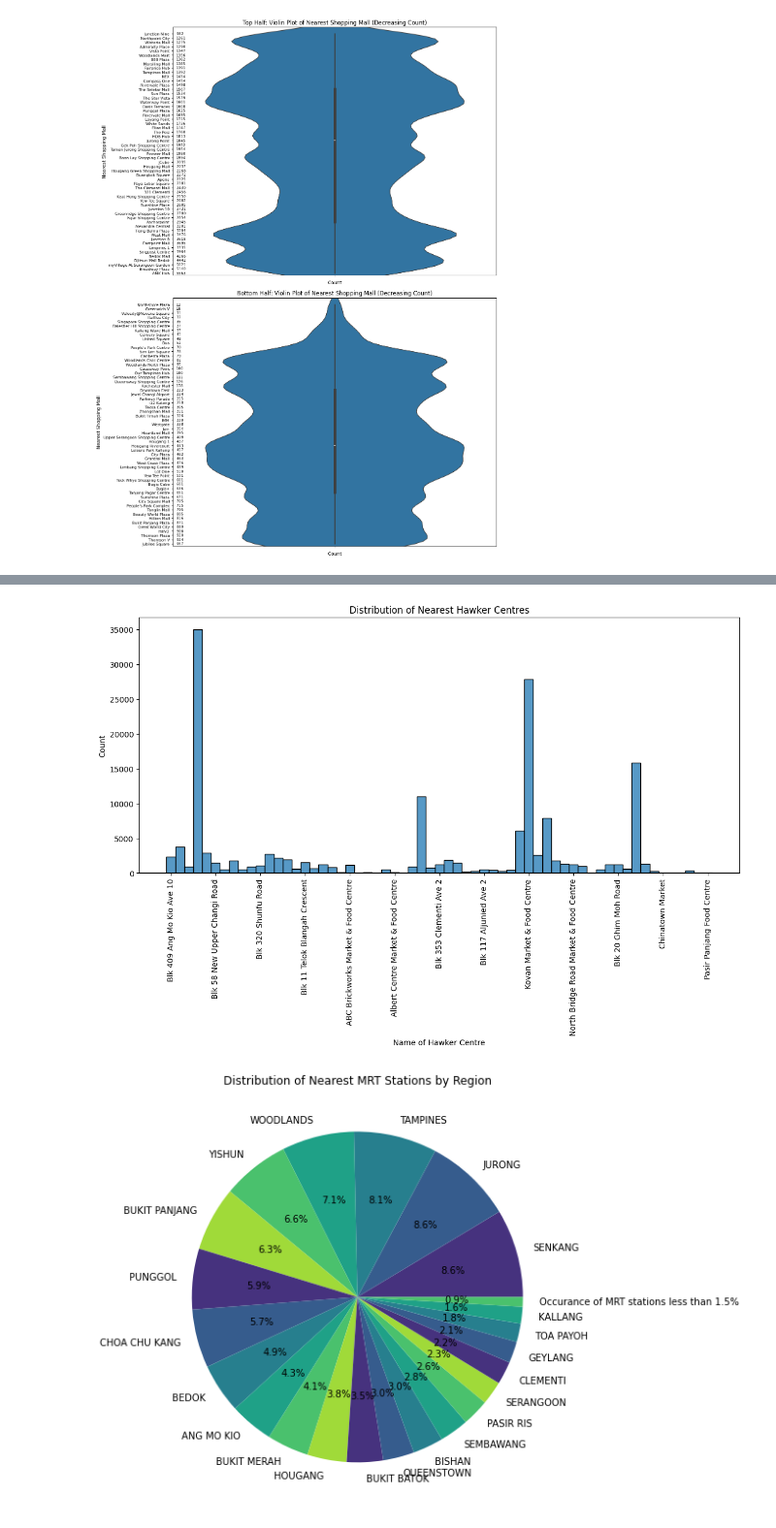
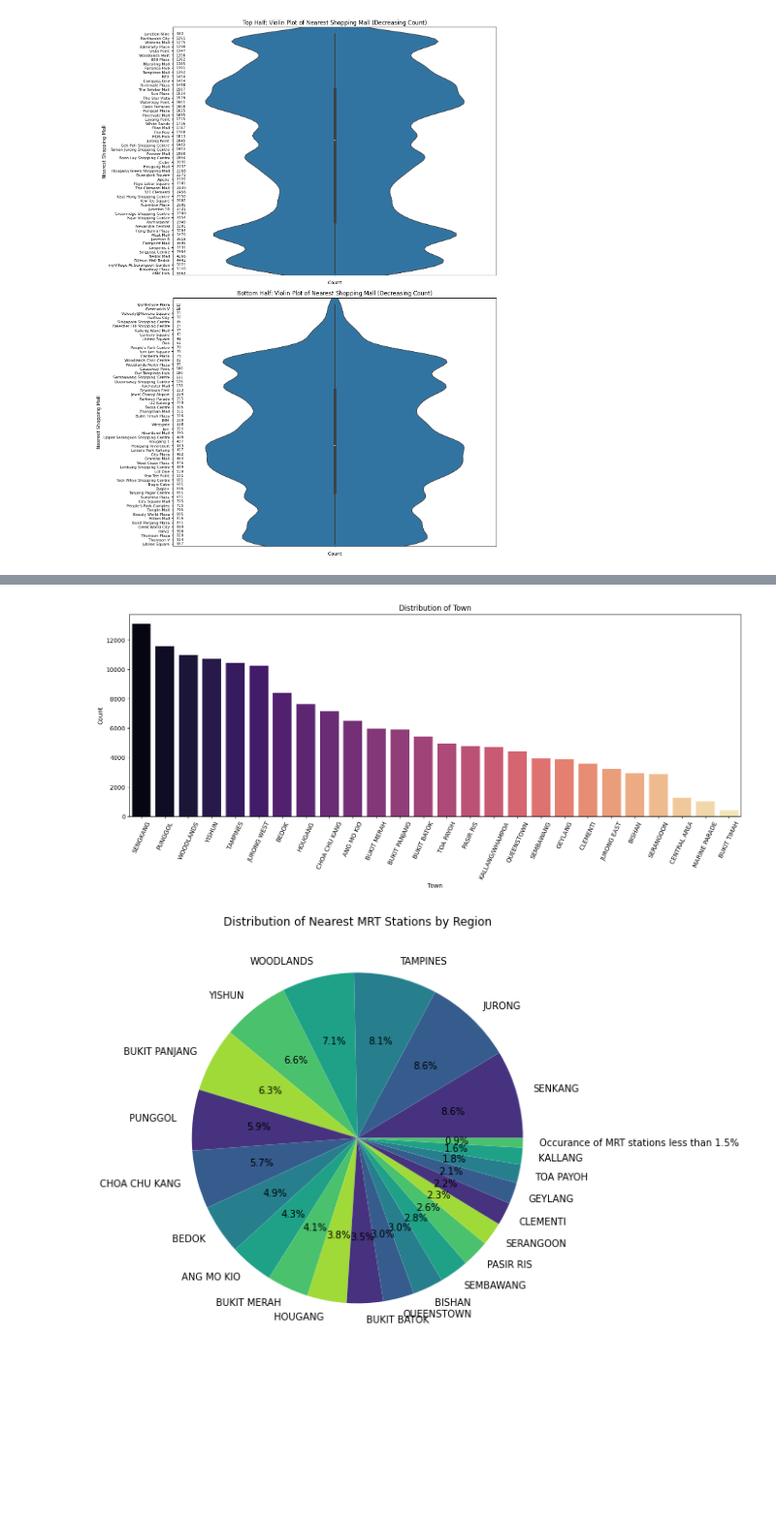
Before and after one commit to DheepthaRajesh/dheeptha_rajesh, a Jupyter notebook: Final-Predict-Public-Housing-Prices.ipynb, the cells around one changed output, grey strips where cells are left out. Shown at 97% size. Cells and saved outputs as stored; diff of their text form; code cells hidden in the pictures; blank space fills up the shorter version.

```diff
--- a/Final-Predict-Public-Housing-Prices.ipynb
+++ b/Final-Predict-Public-Housing-Prices.ipynb
@@ -272,21 +272,21 @@ plt.show()
-# %%
-# Histogram for Nearest Hawker Centre - Categorical variable :
-
-step_size = 5
-
-# Plot histogram
-plt.figure(figsize=(14, 6))
-
-sns.histplot(df_final['NearestHawkerCentre'], bins=len(df_final['NearestHawkerCentre'].unique()), kde=False)
-
-plt.title('Distribution of Nearest Hawker Centres')
-plt.xlabel('Name of Hawker Centre')
-plt.ylabel('Count')
-
-plt.xticks(rotation=90, ticks=np.arange(0, len(df_final['NearestHawkerCentre'].unique()), step_size))  # Spread out x-axis ticks
-plt.show()
-# %% [output]
-[figure, removed]
+# %%
+# Bar plot for Town - Categorical variable
+plt.figure(figsize=(18, 6))
+
+sns.barplot(x=df_final['Town'].value_counts().index, y=df_final['Town'].value_counts(), palette='magma')
+
+plt.title('Distribution of Town')
+plt.xlabel('Town')
+plt.ylabel('Count')
+
+plt.xticks(rotation=65)
+
+plt.show()
+
+# Interpretation - This bivariate analysis gives us insights on which towns in Singapore have the highest number of HDB resale flat transactions. As shown below, the HDBs
+# in Sengkang have the most resale transactions whereas HDBs in Bukit Timah have the least number of resale transactions made in the year 2017 to 2023.
+# %% [output]
+[figure, added]
 # %%
 # Pie Chart for Nearest MRT Station - Categorical variable :
 
```
Also changed, not shown: parts of 3 cells of this notebook.
